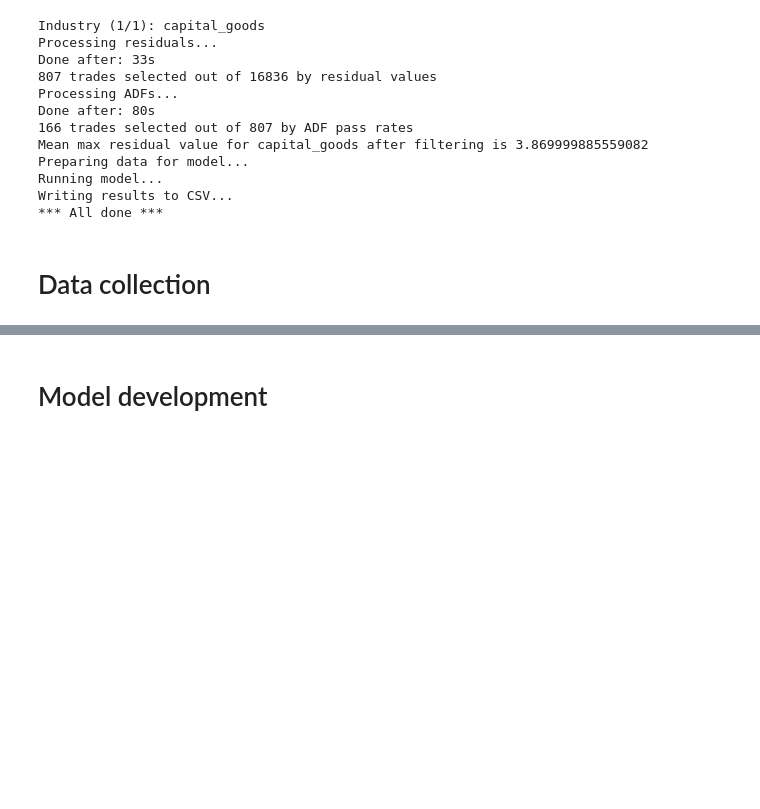
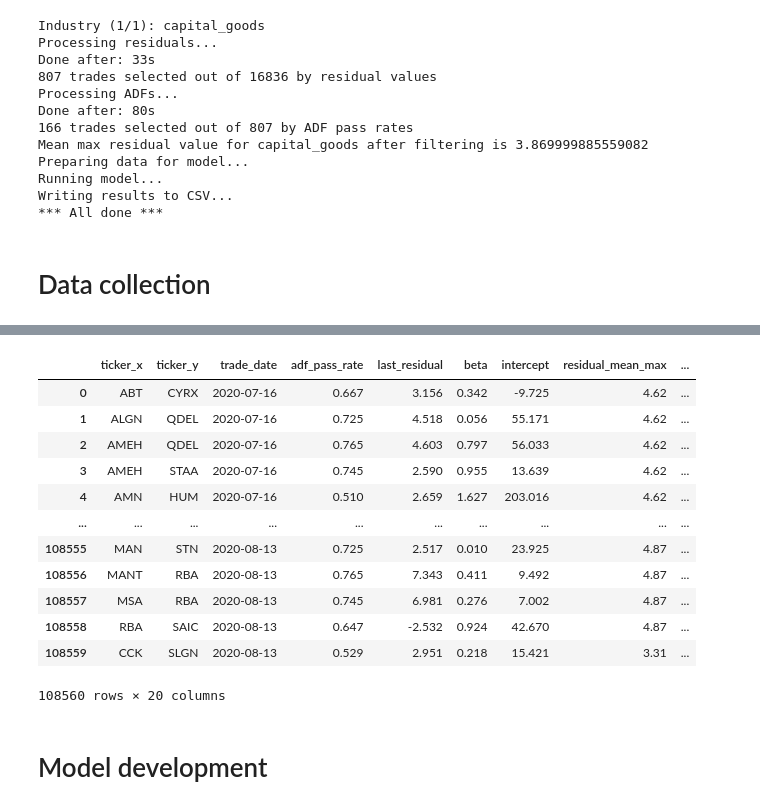
Before and after one commit to DomStan/stonk-rank, a Jupyter notebook: stonks_notebook.ipynb, the cells around one changed output, grey strips where cells are left out. Drawn from its saved outputs; the diff is of its cells as text; code cells hidden in the pictures; blank space fills up the shorter version.

```diff
--- a/stonks_notebook.ipynb
+++ b/stonks_notebook.ipynb
@@ -290,6 +293,22 @@ sp500_chg.index = sp500.iloc[63:].index
 dataset["vix"] = dataset["trade_date"].apply(lambda x: vix.loc[x])
 dataset["sp500"] = dataset["trade_date"].apply(lambda x: sp500_chg.loc[x])
 dataset.to_csv("data/dataset.csv", header=True, index=False)
+# %%
+dataset
+# %% [output]
+|  | ticker_x | ticker_y | trade_date | adf_pass_rate | last_residual | beta | intercept | residual_mean_max | ... |
+| 0 | ABT | CYRX | 2020-07-16 | 0.667 | 3.156 | 0.342 | -9.725 | 4.62 | ... |
+| 1 | ALGN | QDEL | 2020-07-16 | 0.725 | 4.518 | 0.056 | 55.171 | 4.62 | ... |
+| 2 | AMEH | QDEL | 2020-07-16 | 0.765 | 4.603 | 0.797 | 56.033 | 4.62 | ... |
+| 3 | AMEH | STAA | 2020-07-16 | 0.745 | 2.590 | 0.955 | 13.639 | 4.62 | ... |
+| 4 | AMN | HUM | 2020-07-16 | 0.510 | 2.659 | 1.627 | 203.016 | 4.62 | ... |
+| ... | ... | ... | ... | ... | ... | ... | ... | ... | ... |
+| 108555 | MAN | STN | 2020-08-13 | 0.725 | 2.517 | 0.010 | 23.925 | 4.87 | ... |
+| 108556 | MANT | RBA | 2020-08-13 | 0.765 | 7.343 | 0.411 | 9.492 | 4.87 | ... |
+| 108557 | MSA | RBA | 2020-08-13 | 0.745 | 6.981 | 0.276 | 7.002 | 4.87 | ... |
+| 108558 | RBA | SAIC | 2020-08-13 | 0.647 | -2.532 | 0.924 | 42.670 | 4.87 | ... |
+| 108559 | CCK | SLGN | 2020-08-13 | 0.529 | 2.951 | 0.218 | 15.421 | 3.31 | ... |
+108560 rows × 20 columns
 # %% [markdown]
 # Model development
 # %%
```
Also changed, not shown: parts of 2 cells of this notebook, 57 other files.
